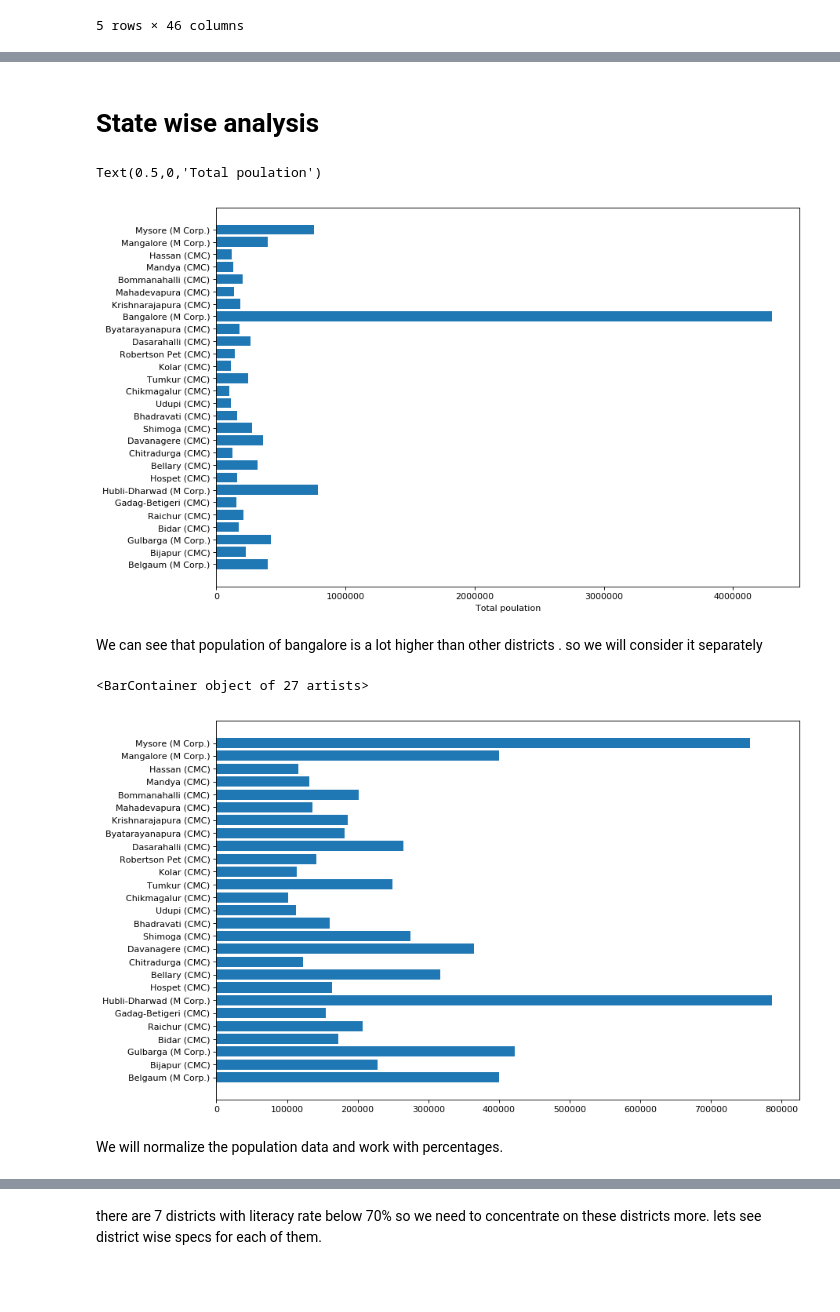
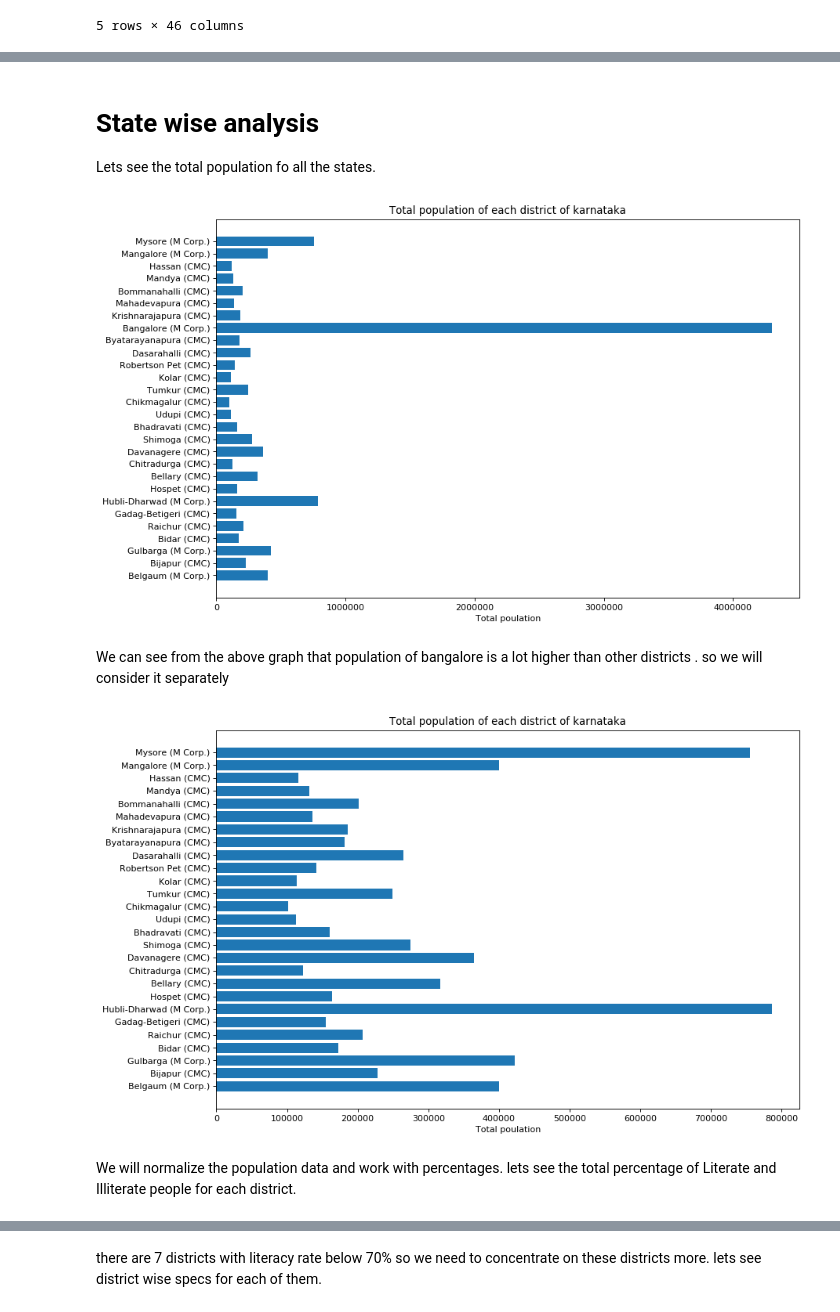
Before and after one commit to Tejas451/karnatakastats1, a Jupyter notebook: Untitled.ipynb, the cells around one changed output, grey strips where cells are left out. Cells and saved outputs as stored; diff of their text form; code cells hidden in the pictures; blank space fills up the shorter version.

```diff
--- a/Untitled.ipynb
+++ b/Untitled.ipynb
@@ -26,27 +38,34 @@ cols=dataset.columns.tolist()
 # %% [markdown]
 # State wise analysis
+
+Lets see the total population fo all the states.
 # %%
 state_wise=dataset[(dataset['Age-Group'] == 'All ages')]
 
 fig=plt.figure(figsize=(12, 8), dpi= 80, facecolor='w', edgecolor='k')
 plt.barh(state_wise["Area Name"], state_wise["Total - Persons"])
 plt.xlabel("Total poulation")
+plt.title('Total population of each district of karnataka')
+plt.show()
 # %% [output]
-Text(0.5,0,'Total poulation')
-[figure, old version]
+[figure, new version]
 # %% [markdown]
-We can  see that population of bangalore is a lot higher than other districts . so we will consider it separately
+We can see from the above graph that population of bangalore is a lot higher than other districts . so we will consider it separately
 # %%
+#Removing banglore for now
 state_wise=dataset[(dataset['Age-Group'] == 'All ages') & (dataset['Area Name'] != 'Bangalore (M Corp.)')]
 bangstate=dataset[(dataset['Age-Group'] == 'All ages') & (dataset['Area Name'] == 'Bangalore (M Corp.)') ]
 
 fig=plt.figure(figsize=(12, 8), dpi= 80, facecolor='w', edgecolor='k')
 plt.barh(state_wise["Area Name"], state_wise["Total - Persons"])
+plt.xlabel("Total poulation")
+plt.title('Total population of each district of karnataka')
+plt.show()
 # %% [output]
-<BarContainer object of 27 artists>
-[figure, old version]
+[figure, new version]
 # %% [markdown]
 We will normalize the population data and work with percentages.
+lets see the total percentage of Literate and Illiterate people for each district.
 # %%
 state_wise.iloc[:, 3:] = 100*(state_wise.iloc[:,3:].div(state_wise.iloc[:,3], axis=0))
 
```
Also changed, not shown: parts of 30 cells of this notebook, 1 other file.
